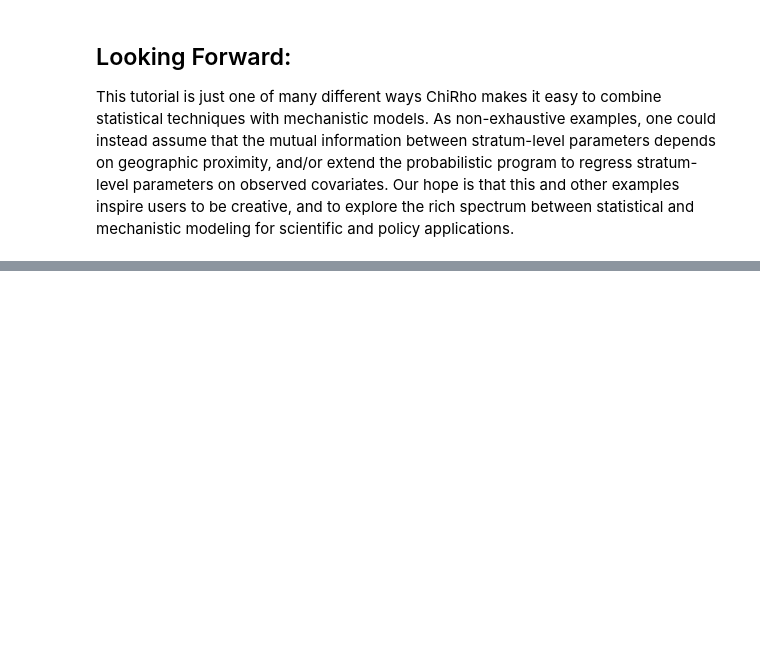
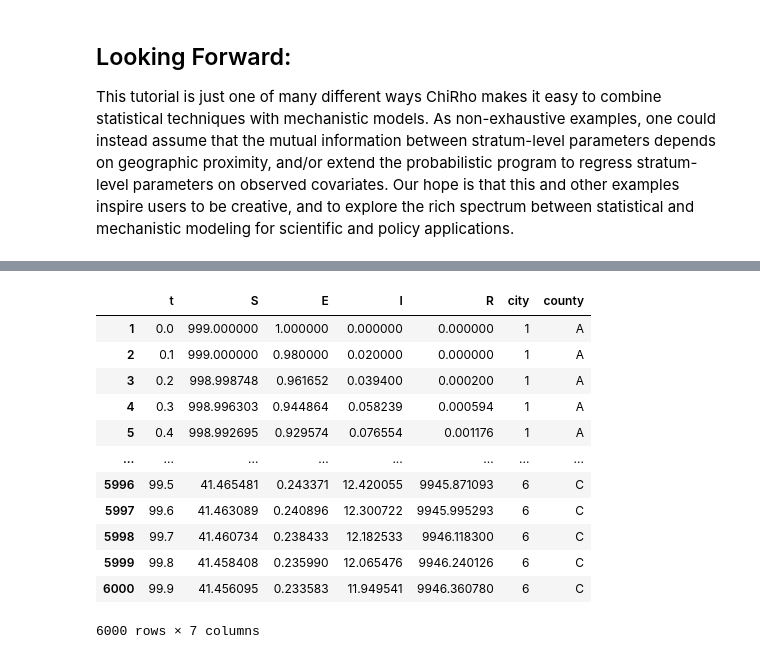
Before and after one commit to DARPA-ASKEM/program-milestones, a Jupyter notebook: Nov-24-monthly-epi-demo/Scenario-4/dynamical_multi.ipynb, the cells around one changed output, grey strips where cells are left out. Drawn from its saved outputs; the diff is of its cells as text; code cells hidden in the pictures; blank space fills up the shorter version.

```diff
--- a/Nov-24-monthly-epi-demo/Scenario-4/dynamical_multi.ipynb
+++ b/Nov-24-monthly-epi-demo/Scenario-4/dynamical_multi.ipynb
@@ -920,0 +1165,55 @@ def single_town_observation_model(X: State[torch.Tensor], town: int) -> None:
+# %%
+n_strata = 6
+
+# Initial conditions for hierarchical modeling scenario. All units are in terms of population (number of people)
+init_state = dict(
+    S=torch.tensor([999.0, 1199.0, 499.0, 1499.0, 1950.0, 9900.0]),
+    E=torch.tensor([1.0, 1.0, 1.0, 1.0, 50.0, 100.0]),
+    I=torch.zeros(n_strata),
+    R=torch.zeros(n_strata)
+)
+start_time = torch.tensor(0.0)
+end_time = torch.tensor(100.0)
+step_size = torch.tensor(0.1)
+logging_times = torch.arange(start_time, end_time, step_size)
+
+# We now simulate from the SEIR model. Notice that the true parameters are similar to each other,
+# but not exactly the same.
+# beta_true = torch.tensor([0.03, 0.04, 0.035])
+# gamma_true = torch.tensor([0.4, 0.385, 0.405])
+# sir_true = SIRDynamics(beta_true, gamma_true)
+# with TorchDiffEq(), LogTrajectory(logging_times) as lt:
+#     simulate(sir_true, init_state, start_time, end_time)
+
+# sir_true_traj = lt.trajectory
+
+# obs_start_time = torch.tensor(0.5)  # Measurements start 0.5 months into the pandemic
+# obs_sample_rate = torch.tensor(1 / 7)  # Take measurements once per week
+# obs_end_time = torch.tensor(6.0)  # Measurements end after 6th month
+
+# obs_logging_times = torch.arange(obs_start_time, obs_end_time, obs_sample_rate)
+# N_obs = obs_logging_times.shape[0]
+# with TorchDiffEq(), LogTrajectory(obs_logging_times) as lt_obs:
+#     simulate(sir_true, init_state, start_time, obs_end_time)
+
+# sir_obs_traj = lt_obs.trajectory
+# with pyro.poutine.trace() as tr:
+#     # Suppose we only observe the number of infected and recovered individuals in the first town.
+#     single_observation_model(sir_obs_traj)
+
+seir_data = pd.read_csv("S4_data.csv",index_col=0)
+seir_data
+# %% [output]
+|  | t | S | E | I | R | city | county |
+| 1 | 0.0 | 999.000000 | 1.000000 | 0.000000 | 0.000000 | 1 | A |
+| 2 | 0.1 | 999.000000 | 0.980000 | 0.020000 | 0.000000 | 1 | A |
+| 3 | 0.2 | 998.998748 | 0.961652 | 0.039400 | 0.000200 | 1 | A |
+| 4 | 0.3 | 998.996303 | 0.944864 | 0.058239 | 0.000594 | 1 | A |
+| 5 | 0.4 | 998.992695 | 0.929574 | 0.076554 | 0.001176 | 1 | A |
+| ... | ... | ... | ... | ... | ... | ... | ... |
+| 5996 | 99.5 | 41.465481 | 0.243371 | 12.420055 | 9945.871093 | 6 | C |
+| 5997 | 99.6 | 41.463089 | 0.240896 | 12.300722 | 9945.995293 | 6 | C |
+| 5998 | 99.7 | 41.460734 | 0.238433 | 12.182533 | 9946.118300 | 6 | C |
+| 5999 | 99.8 | 41.458408 | 0.235990 | 12.065476 | 9946.240126 | 6 | C |
+| 6000 | 99.9 | 41.456095 | 0.233583 | 11.949541 | 9946.360780 | 6 | C |
+6000 rows × 7 columns
```
Also changed, not shown: parts of 5 cells of this notebook.
